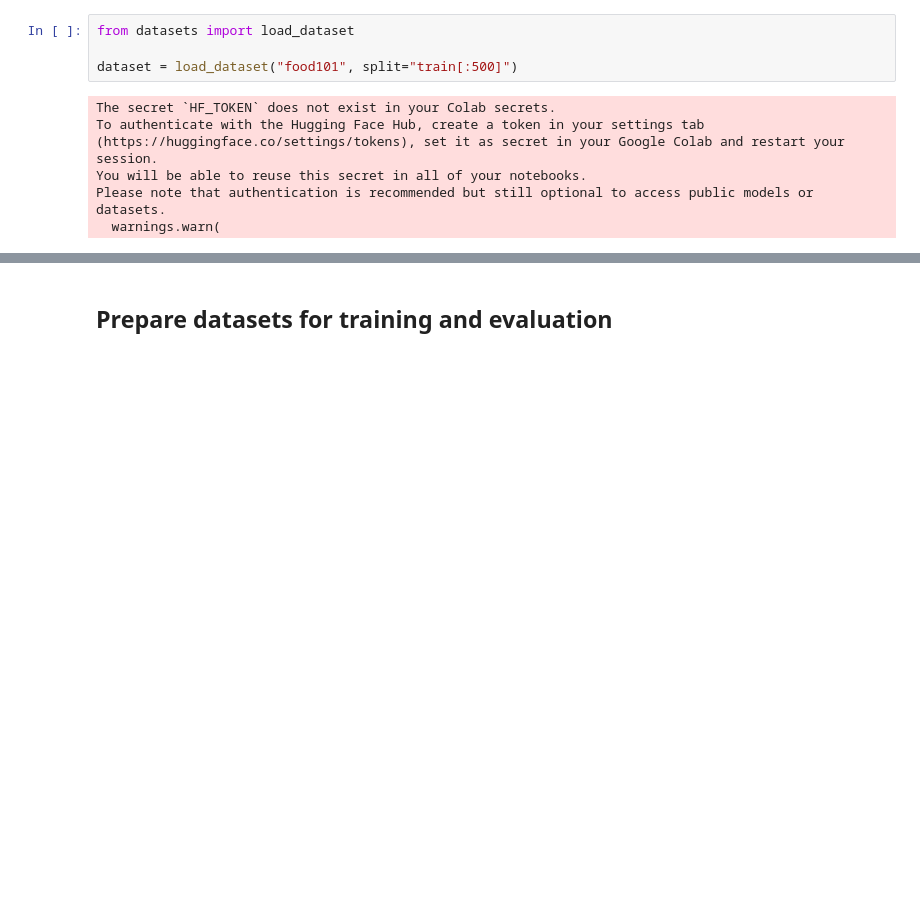
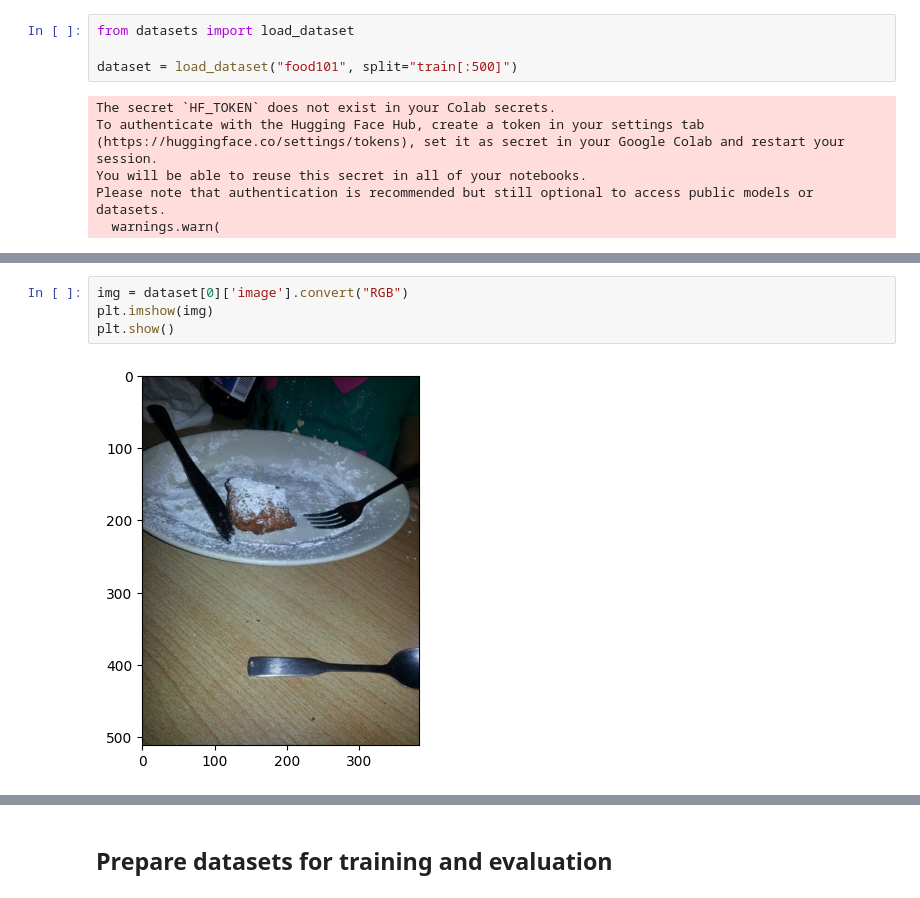
Before and after one commit to lyj175/FunctionProject, a Jupyter notebook: examples/image_classification/image_classification_peft_lora.ipynb, the cells around one changed output, grey strips where cells are left out. Drawn from its saved outputs; the diff is of its cells as text; blank space fills up the shorter version.

```diff
--- a/examples/image_classification/image_classification_peft_lora.ipynb
+++ b/examples/image_classification/image_classification_peft_lora.ipynb
@@ -65,0 +109,6 @@ Please note that authentication is recommended but still optional to access publ
+# %%
+img = dataset[0]['image'].convert("RGB")
+plt.imshow(img)
+plt.show()
+# %% [output]
+[figure, added]
```
Also changed, not shown: parts of 11 cells of this notebook.
